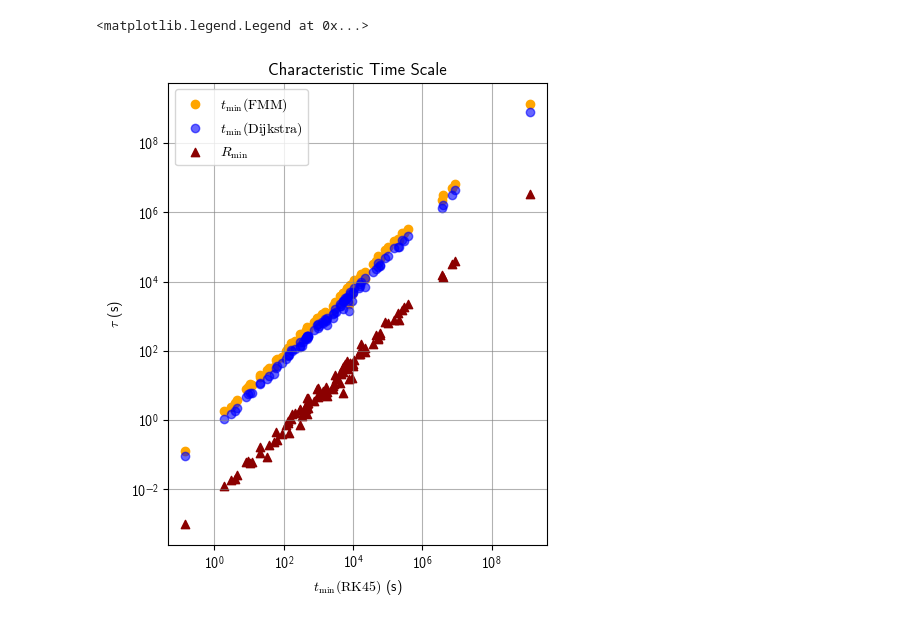
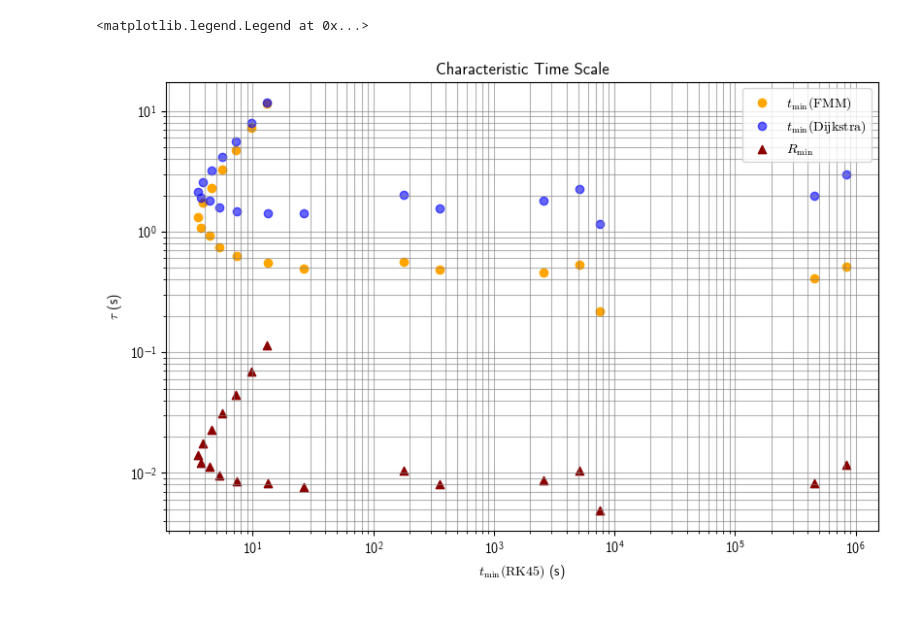
Before and after one commit to lastoor/AquiferConnectivity, a Jupyter notebook: visualization.ipynb, the cells around one changed output. Drawn from its saved outputs; the diff is of its cells as text; code cells hidden in the pictures.

```diff
--- a/visualization.ipynb
+++ b/visualization.ipynb
@@ -84,23 +82,3 @@ def average_histograms(list_of_D, bins):
 
     centers = 0.5 * (bins[:-1] + bins[1:])
     return centers, pdf_mean, pdf_std
-# %%
-import pickle
-
-with open("result.pkl", "rb") as f:
-    result = pickle.load(f)
-# %%
-hsdf_dist_fp = {
-    'fp_fmm': [],
-    'fp_dijkstra': [],
-    'lrp': []
-}
-for i in range(100):
-    hist_dist, _, _ = distance_distribution(result['fp_rk45'][i], result['fp_fmm'][i], ds=1.0)
-    hsdf_dist_fp['fp_fmm'].append(max(hist_dist))
-
-    hist_dist, _, _ = distance_distribution(result['fp_rk45'][i], result['fp_dijkstra'][i], ds=1.0)
-    hsdf_dist_fp['fp_dijkstra'].append(max(hist_dist))
-
-    hist_dist, _, _ = distance_distribution(result['fp_rk45'][i], result['lrp'][i], ds=1.0)
-    hsdf_dist_fp['lrp'].append(max(hist_dist))
@@ -127,0 +85,6 @@ ax.legend()
+# %%
+dh = 0.01
+K_G = 1 # geometric mean of hydraulic conductivity
+I_Y = 0.05 * 200
+q_ref = K_G * dh
+t_ref = I_Y / q_ref
@@ -127,0 +253,4 @@ ax.legend()
+# %%
+std_ = 10
+mean = stats[f'std_{std_}']['hausdorffDist_fp_fpFMM'][0,0]
+print(mean)
@@ -128,16 +345,16 @@ ax.legend()
 # %%
 fig, ax = plt.subplots(figsize=(10,6))
-ax.scatter(result['tMin_rk45'], result['tMin_fmm'], color='orange', label='$t_{\\text{min}}\\text{(FMM)}$', alpha=1)
-ax.scatter(result['tMin_rk45'], result['tMin_dijkstra'], color='blue', label='$t_{\\text{min}}\\text{(Dijkstra)}$', alpha=0.6)
-ax.scatter(result['tMin_rk45'], result['rMin'], color='darkred', marker='^', label='$R_{\\text{min}}$', alpha=1)
+ax.scatter(stats_fpt[:,0]/t_ref, stats_fpt_fmm[:,0]/t_ref, color='orange', label='$t_{\\text{min}}\\text{(FMM)}$', alpha=1)
+ax.scatter(stats_fpt[:,0]/t_ref, stats_fpt_dijkstra[:,0]/t_ref, color='blue', label='$t_{\\text{min}}\\text{(Dijkstra)}$', alpha=0.6)
+ax.scatter(stats_fpt[:,0]/t_ref, stats_mhr[:,0]/t_ref, color='darkred', marker='^', label='$R_{\\text{min}}$', alpha=1)
 ax.set_xscale("log")
 ax.set_yscale("log")
 ax.set_xlabel("$t_{\\text{min}}\\text{(RK45)}$ (s)")
 ax.set_ylabel("$\\tau$ (s)")
 ax.grid(True, which='both', color='gray', linestyle='-', linewidth=0.8, alpha=0.6)
 ax.set_aspect('equal', adjustable='box')
 ax.set_title("Characteristic Time Scale")
 ax.legend()
 # %% [output]
 <matplotlib.legend.Legend at 0x...>
-[figure, old version]
+[figure, new version]
```
Also changed, not shown: parts of 24 cells of this notebook, 5 other files.
